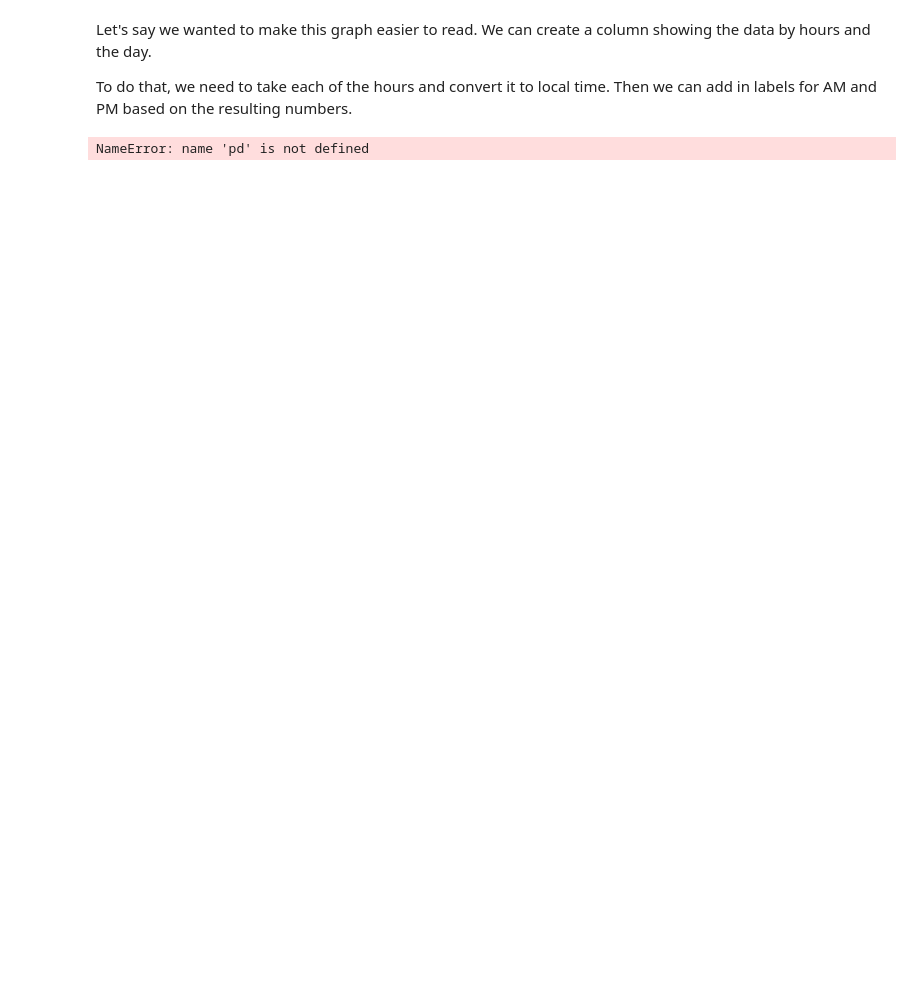
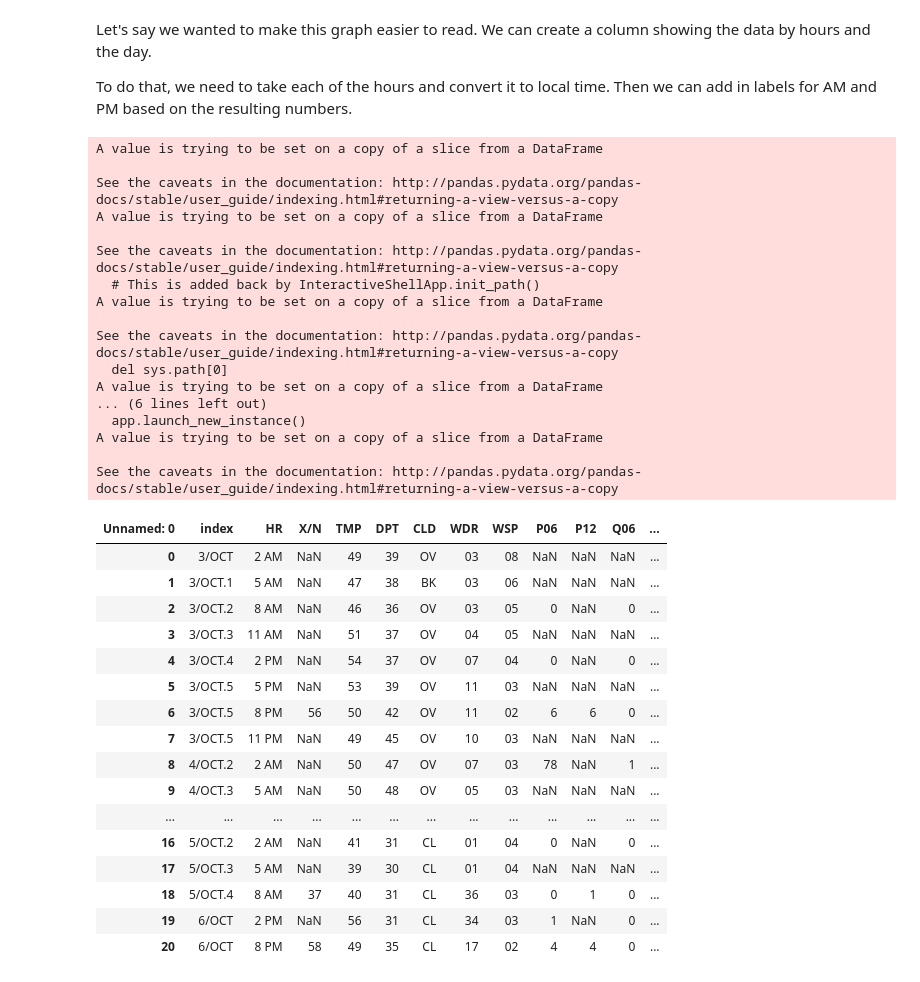
Before and after one commit to Daviology38/python_class_2019, a Jupyter notebook: pandas_tutorial.ipynb, the cells around one changed output. Cells and saved outputs as stored; diff of their text form; code cells hidden in the pictures; blank space fills up the shorter version.

```diff
--- a/pandas_tutorial.ipynb
+++ b/pandas_tutorial.ipynb
@@ -278,31 +276,65 @@ To do that, we need to take each of the hours and convert it to local time. Then
 # %%
 #First convert the data to local time.
 klwm_mos['HR'] = pd.to_numeric(klwm_mos['HR']) -4
 
 #Next, loop through the data and add an AM or PM where it is needed.
 i = 0
-index = len(df.HR)
+index = len(klwm_mos.HR)
 while i < index:
-    if(df.HR[i] < 0 and df.HR[i] != -4 and df.HR[i] != -1):
-        df.HR[i] = str(df.HR[i] + 12) + ' AM'
-    elif(df.HR[i] > 12):
-        df.HR[i] = str(df.HR[i] - 12) + ' PM'
-    elif(df.HR[i]  < 0 and df.HR[i] == -4):
-        df.HR[i] = str(df.HR[i] + 12) + ' PM'
-        df['index'][i] = df['index'][i].replace(df['index'][i],df['index'][i-1],1)
-    elif(df.HR[i] < 0 and df.HR[i] == -1):
-        df.HR[i] = str(df.HR[i] + 12) + ' PM'
-        df['index'][i] = df['index'][i].replace(df['index'][i],df['index'][i-1],1)
+    if(klwm_mos.HR[i] < 0 and klwm_mos.HR[i] != -4 and klwm_mos.HR[i] != -1):
+        klwm_mos.HR[i] = str(klwm_mos.HR[i] + 12) + ' AM'
+    elif(klwm_mos.HR[i] > 12):
+        klwm_mos.HR[i] = str(klwm_mos.HR[i] - 12) + ' PM'
+    elif(klwm_mos.HR[i]  < 0 and klwm_mos.HR[i] == -4):
+        klwm_mos.HR[i] = str(klwm_mos.HR[i] + 12) + ' PM'
+        klwm_mos['index'][i] = klwm_mos['index'][i].replace(klwm_mos['index'][i],klwm_mos['index'][i-1],1)
+    elif(klwm_mos.HR[i] < 0 and klwm_mos.HR[i] == -1):
+        klwm_mos.HR[i] = str(klwm_mos.HR[i] + 12) + ' PM'
+        klwm_mos['index'][i] = klwm_mos['index'][i].replace(klwm_mos['index'][i],klwm_mos['index'][i-1],1)
     else:
-        df.HR[i] = str(df.HR[i]) + ' AM'
+        klwm_mos.HR[i] = str(klwm_mos.HR[i]) + ' AM'
     i = i + 1
 
 #IGNORE THE WARNING MESSAGES. THEY ARE JUST SAYING WE ARE MESSING WITH THE DATAFRAME, WHICH WE WANT TO DO ANYWAYS
 
 #Now we need to create a new column. Creating a new column is as simple as defining a new column name
-klwm_mos['dateandtime'] = klwm_mos['index'].map(str) + ' '+  klwm_mos['HR'].map(str) + 'z'
+klwm_mos['dateandtime'] = klwm_mos['index'].map(str) + ' '+  klwm_mos['HR'].map(str)
+klwm_mos
 # %% [output]
-NameError: name 'pd' is not defined
+A value is trying to be set on a copy of a slice from a DataFrame
+
+See the caveats in the documentation: http://pandas.pydata.org/pandas-docs/stable/user_guide/indexing.html#returning-a-view-versus-a-copy
+A value is trying to be set on a copy of a slice from a DataFrame
+
+See the caveats in the documentation: http://pandas.pydata.org/pandas-docs/stable/user_guide/indexing.html#returning-a-view-versus-a-copy
+  # This is added back by InteractiveShellApp.init_path()
+A value is trying to be set on a copy of a slice from a DataFrame
+
+See the caveats in the documentation: http://pandas.pydata.org/pandas-docs/stable/user_guide/indexing.html#returning-a-view-versus-a-copy
+  del sys.path[0]
+A value is trying to be set on a copy of a slice from a DataFrame
+... (6 lines left out)
+  app.launch_new_instance()
+A value is trying to be set on a copy of a slice from a DataFrame
+
+See the caveats in the documentation: http://pandas.pydata.org/pandas-docs/stable/user_guide/indexing.html#returning-a-view-versus-a-copy
+| Unnamed: 0 | index | HR | X/N | TMP | DPT | CLD | WDR | WSP | P06 | P12 | Q06 | ... |
+| 0 | 3/OCT | 2 AM | NaN | 49 | 39 | OV | 03 | 08 | NaN | NaN | NaN | ... |
+| 1 | 3/OCT.1 | 5 AM | NaN | 47 | 38 | BK | 03 | 06 | NaN | NaN | NaN | ... |
+| 2 | 3/OCT.2 | 8 AM | NaN | 46 | 36 | OV | 03 | 05 | 0 | NaN | 0 | ... |
+| 3 | 3/OCT.3 | 11 AM | NaN | 51 | 37 | OV | 04 | 05 | NaN | NaN | NaN | ... |
+| 4 | 3/OCT.4 | 2 PM | NaN | 54 | 37 | OV | 07 | 04 | 0 | NaN | 0 | ... |
+| 5 | 3/OCT.5 | 5 PM | NaN | 53 | 39 | OV | 11 | 03 | NaN | NaN | NaN | ... |
+| 6 | 3/OCT.5 | 8 PM | 56 | 50 | 42 | OV | 11 | 02 | 6 | 6 | 0 | ... |
+| 7 | 3/OCT.5 | 11 PM | NaN | 49 | 45 | OV | 10 | 03 | NaN | NaN | NaN | ... |
+| 8 | 4/OCT.2 | 2 AM | NaN | 50 | 47 | OV | 07 | 03 | 78 | NaN | 1 | ... |
+| 9 | 4/OCT.3 | 5 AM | NaN | 50 | 48 | OV | 05 | 03 | NaN | NaN | NaN | ... |
+| ... | ... | ... | ... | ... | ... | ... | ... | ... | ... | ... | ... | ... |
+| 16 | 5/OCT.2 | 2 AM | NaN | 41 | 31 | CL | 01 | 04 | 0 | NaN | 0 | ... |
+| 17 | 5/OCT.3 | 5 AM | NaN | 39 | 30 | CL | 01 | 04 | NaN | NaN | NaN | ... |
+| 18 | 5/OCT.4 | 8 AM | 37 | 40 | 31 | CL | 36 | 03 | 0 | 1 | 0 | ... |
+| 19 | 6/OCT | 2 PM | NaN | 56 | 31 | CL | 34 | 03 | 1 | NaN | 0 | ... |
+| 20 | 6/OCT | 8 PM | 58 | 49 | 35 | CL | 17 | 02 | 4 | 4 | 0 | ... |
 # %%
 #Now the new column [dateandtime] has been added to the end of the DataFrame.
 klwm_mos
```
Also changed, not shown: parts of 3 cells of this notebook.
